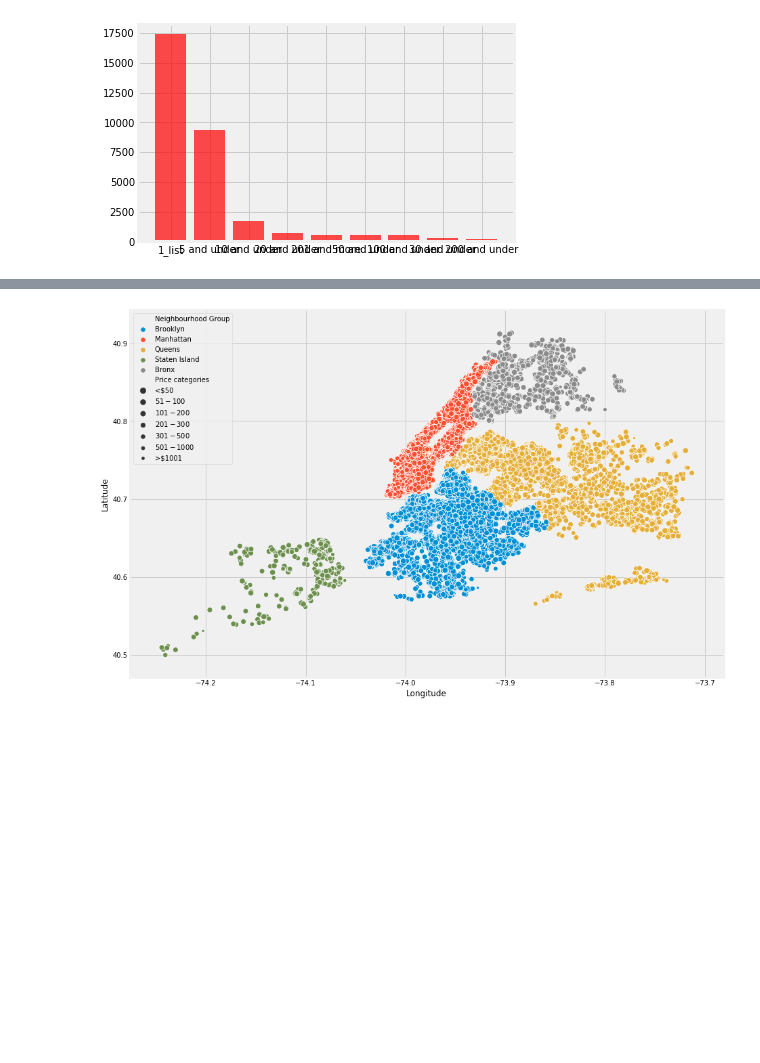
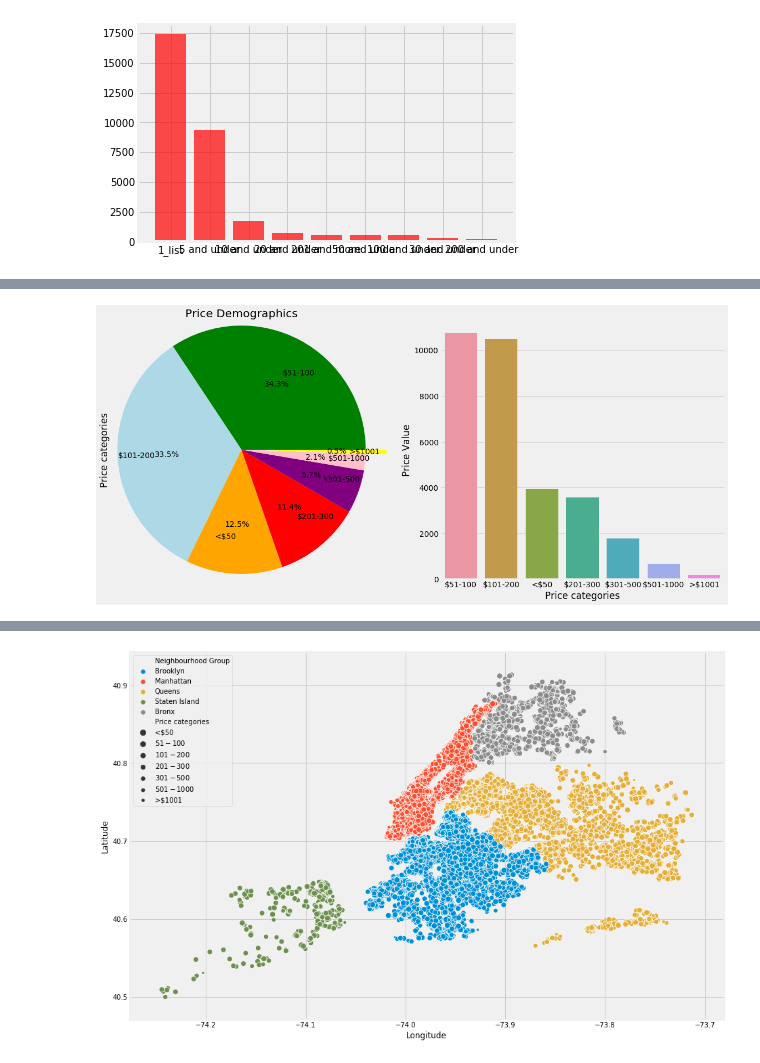
Before and after one commit to hayden4davey/Project1-Group2, a Jupyter notebook: shao data exploring.ipynb, the cells around one changed output, grey strips where cells are left out. Saved outputs shown, nothing was run; the diff lists cells and outputs as text; code cells hidden in the pictures; blank space fills up the shorter version.

```diff
--- a/shao data exploring.ipynb
+++ b/shao data exploring.ipynb
@@ -151,0 +138,15 @@ data.head()
+# %%
+price_bins = [0,50,100,200,300,500,1000, max(abb_df['Price'])]
+price_group_names =["<$50","$51-100","$101-200","$201-300","$301-500","$501-1000",">$1001"]
+abb_df["Price categories"] = pd.cut(abb_df["Price"], price_bins, labels=price_group_names)
+
+f,ax=plt.subplots(1,2,figsize=(18,8))
+colors = ["green","lightblue","orange","red","purple","pink","yellow"]
+abb_df['Price categories'].value_counts().plot.pie(explode=[0,0,0,0,0,0,0.2],colors = colors, autopct='%1.1f%%',ax=ax[0],labeldistance=0.7,radius=1.2)
+ax[0].set_title('Price Demographics')
+
+sns.countplot('Price categories',data=data,ax=ax[1],order=data['Price categories'].value_counts().index,)
+ax[1].set_ylabel('Price Value')
+plt.show()
+# %% [output]
+[figure, added]
```
Also changed, not shown: parts of 7 cells of this notebook.
